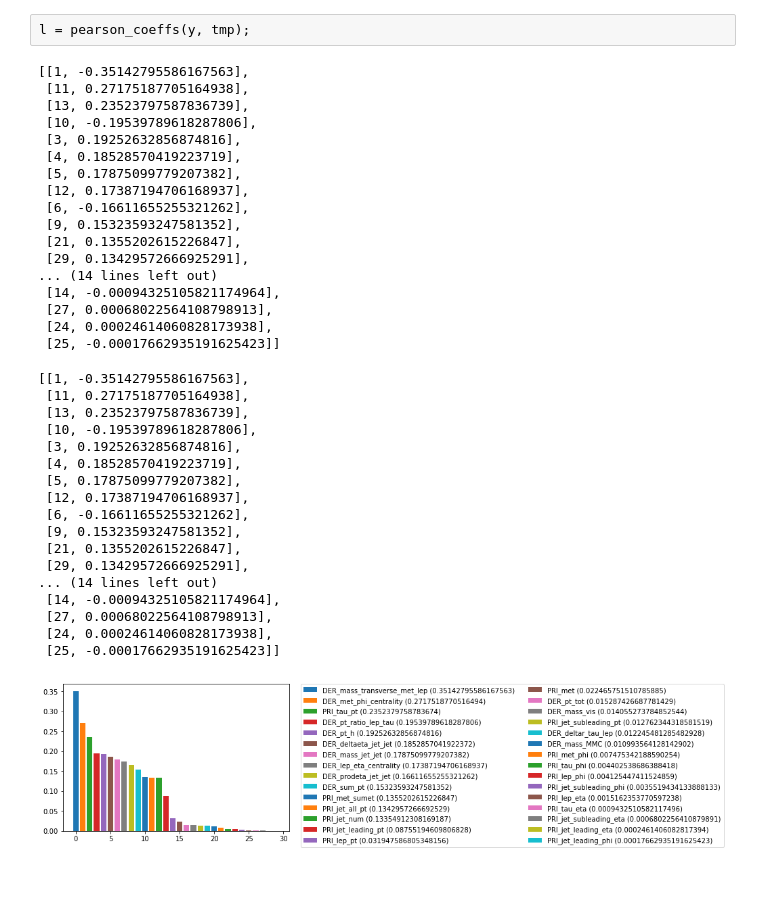
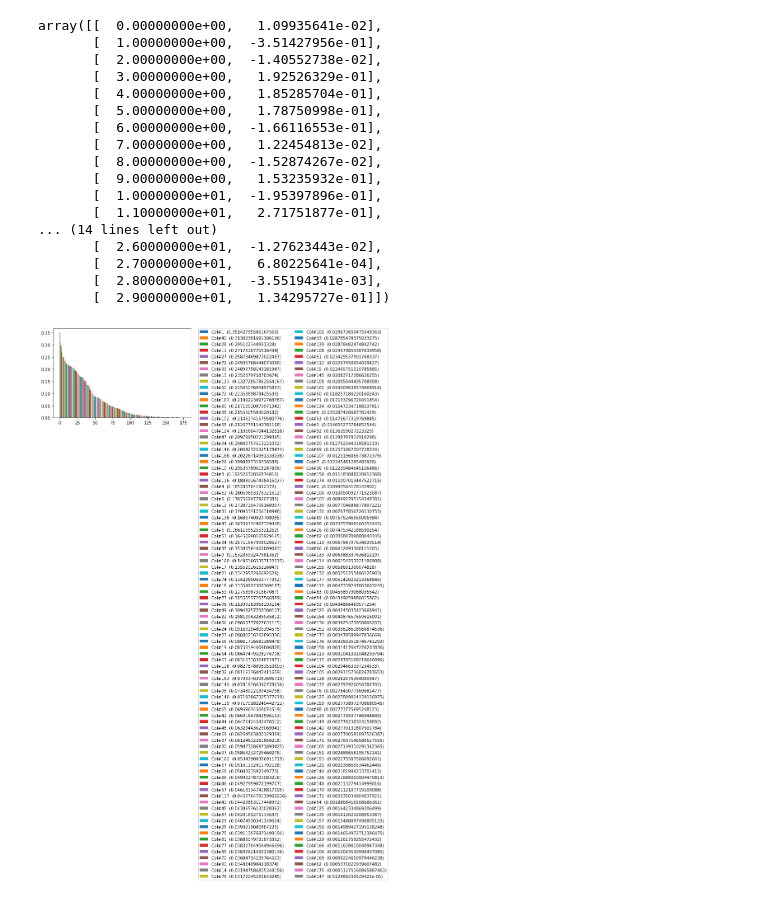
Before and after one commit to jgrondier/ML_course, a Jupyter notebook: projects/project1/scripts/jgrondier.ipynb, the cells around one changed output. Saved outputs shown, nothing was run; the diff lists cells and outputs as text; code cells hidden in the pictures.

```diff
--- a/projects/project1/scripts/jgrondier.ipynb
+++ b/projects/project1/scripts/jgrondier.ipynb
@@ -16,62 +24,46 @@ column_labels = "Id	Prediction	DER_mass_MMC	DER_mass_transverse_met_lep	DER_mass
 # %%
-tmp = prepare_data(tX)[:, 2:]
+tmp = prep_data(tX)[:, 2:]
+
+tmp_full = prepare_data(tX, analysed=analyse_data(tX))[:, 2:]
-# %% [raw]
-l = pearson_coeffs(y, tmp);
 # %%
 l = pearson_coeffs(y, tmp);
 sorted_l = sorted(l, key = lambda x : abs(x[1]), reverse=True)
 abs_sorted_l = [[a,abs(b)] for a,b in sorted_l]
 
-sorted_l
+l_full = pearson_coeffs(y, tmp_full)
+sorted_l_full = sorted(l_full, key = lambda x : abs(x[1]), reverse=True)
+abs_sorted_l_full = [[a,abs(b)] for a,b in sorted_l_full]
+
+l
 # %% [output]
-[[1, -0.35142795586167563],
- [11, 0.27175187705164938],
- [13, 0.23523797587836739],
- [10, -0.19539789618287806],
- [3, 0.19252632856874816],
- [4, 0.18528570419223719],
- [5, 0.17875099779207382],
- [12, 0.17387194706168937],
- [6, -0.16611655255321262],
- [9, 0.15323593247581352],
- [21, 0.1355202615226847],
- [29, 0.13429572666925291],
+array([[  0.00000000e+00,   1.09935641e-02],
+       [  1.00000000e+00,  -3.51427956e-01],
+       [  2.00000000e+00,  -1.40552738e-02],
+       [  3.00000000e+00,   1.92526329e-01],
+       [  4.00000000e+00,   1.85285704e-01],
+       [  5.00000000e+00,   1.78750998e-01],
+       [  6.00000000e+00,  -1.66116553e-01],
+       [  7.00000000e+00,   1.22454813e-02],
+       [  8.00000000e+00,  -1.52874267e-02],
+       [  9.00000000e+00,   1.53235932e-01],
+       [  1.00000000e+01,  -1.95397896e-01],
+       [  1.10000000e+01,   2.71751877e-01],
 ... (14 lines left out)
- [14, -0.00094325105821174964],
- [27, 0.00068022564108798913],
- [24, 0.00024614060828173938],
- [25, -0.00017662935191625423]]
+       [  2.60000000e+01,  -1.27623443e-02],
+       [  2.70000000e+01,   6.80225641e-04],
+       [  2.80000000e+01,  -3.55194341e-03],
+       [  2.90000000e+01,   1.34295727e-01]])
-# %%
-sorted_l
-# %% [output]
-[[1, -0.35142795586167563],
- [11, 0.27175187705164938],
- [13, 0.23523797587836739],
- [10, -0.19539789618287806],
- [3, 0.19252632856874816],
- [4, 0.18528570419223719],
- [5, 0.17875099779207382],
- [12, 0.17387194706168937],
- [6, -0.16611655255321262],
- [9, 0.15323593247581352],
- [21, 0.1355202615226847],
- [29, 0.13429572666925291],
-... (14 lines left out)
- [14, -0.00094325105821174964],
- [27, 0.00068022564108798913],
- [24, 0.00024614060828173938],
- [25, -0.00017662935191625423]]
 # %%
-for i,e in enumerate(abs_sorted_l):
-    plot.bar(i, e[1], label=column_labels[e[0]]+" ({})".format(e[1]))
+for i,e in enumerate(abs_sorted_l_full):
+    plot.bar(i, e[1], label="Col#{}  ({})".format(int(e[0]), e[1]))
 
 lgd = plot.legend(bbox_to_anchor=(1.05, 1), loc=2, borderaxespad=0., ncol = 2)
 
 plot.savefig("factors/absolute_coeffs_bars", bbox_extra_artists=(lgd,), bbox_inches='tight')
 
 plot.show()
 # %% [output]
-[figure, old version]
+[figure, new version]
 # %%
 for i,e in enumerate(sorted_l):
     plot.bar(i, e[1], label=column_labels[e[0]]+" ({})".format(e[1]))
```
Also changed, not shown: parts of 10 cells of this notebook, 5 other files.
